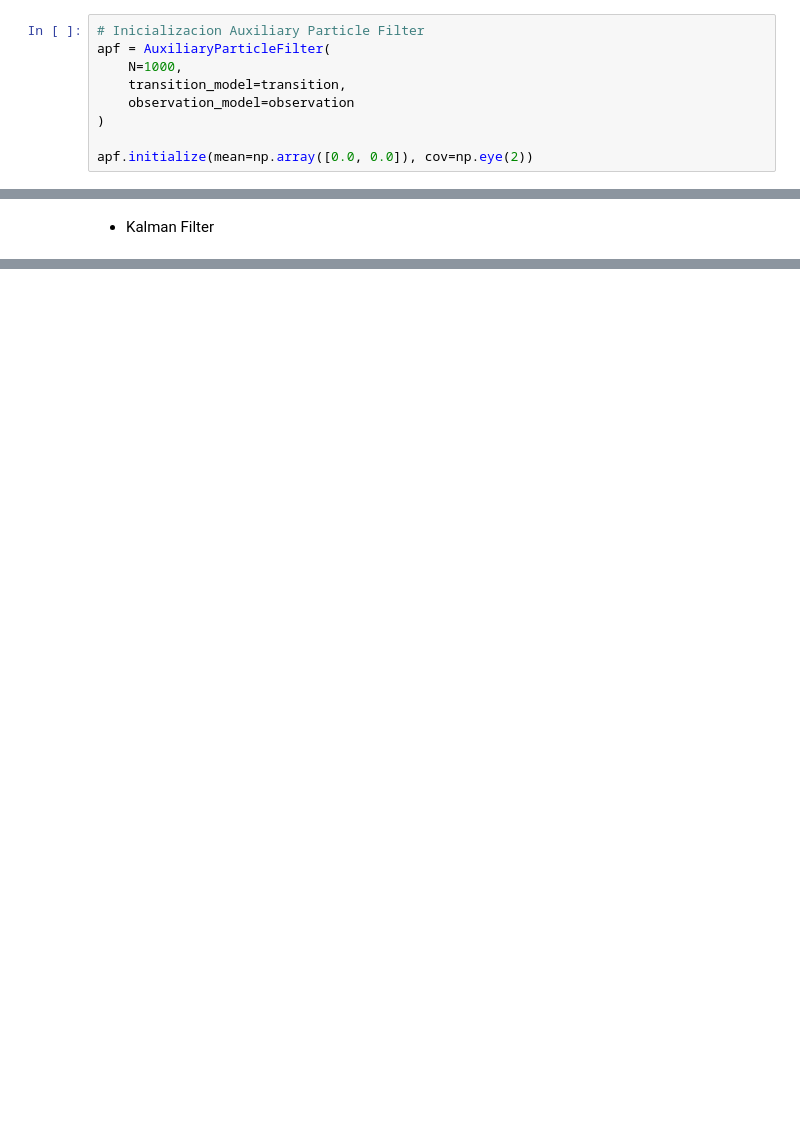
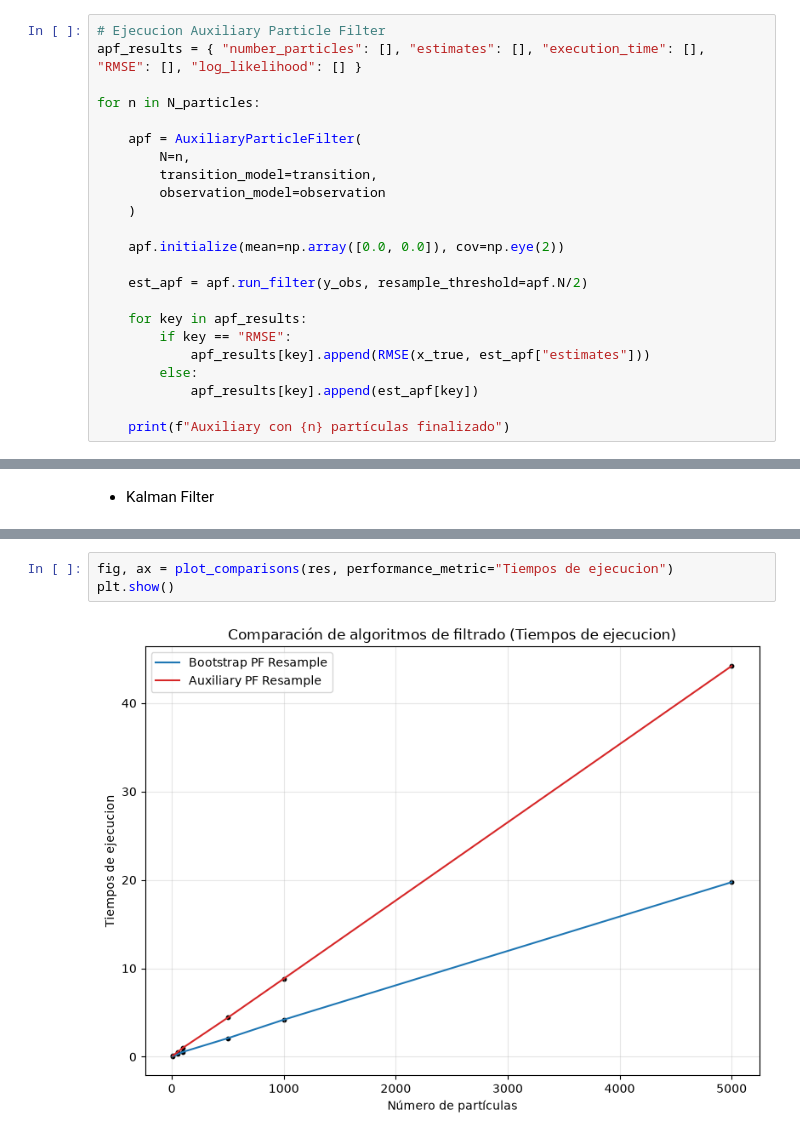
Before and after one commit to jamaja01/Particle_filter, a Jupyter notebook: demos/linear_examples.ipynb, the cells around one changed output, grey strips where cells are left out. Cells and saved outputs as stored; diff of their text form; blank space fills up the shorter version.

```diff
--- a/demos/linear_examples.ipynb
+++ b/demos/linear_examples.ipynb
@@ -100,11 +138,25 @@ est_bpf = bpf.run_filter(y_obs, resample_threshold=500)
 # %% [markdown]
 - Auxiliary Particle Filter
 # %%
-# Inicializacion Auxiliary Particle Filter
-apf = AuxiliaryParticleFilter(
-    N=1000,
-    transition_model=transition,
-    observation_model=observation
-)
+# Ejecucion Auxiliary Particle Filter
+apf_results = { "number_particles": [], "estimates": [], "execution_time": [], "RMSE": [], "log_likelihood": [] }
 
-apf.initialize(mean=np.array([0.0, 0.0]), cov=np.eye(2))
+for n in N_particles:
+
+    apf = AuxiliaryParticleFilter(
+        N=n,
+        transition_model=transition,
+        observation_model=observation
+    )
+
+    apf.initialize(mean=np.array([0.0, 0.0]), cov=np.eye(2))
+
+    est_apf = apf.run_filter(y_obs, resample_threshold=apf.N/2)
+
+    for key in apf_results:
+        if key == "RMSE":
+            apf_results[key].append(RMSE(x_true, est_apf["estimates"]))
+        else:
+            apf_results[key].append(est_apf[key])
+
+    print(f"Auxiliary con {n} partículas finalizado")
@@ -440,0 +207,5 @@ for time in plot_times:
+# %%
+fig, ax = plot_comparisons(res, performance_metric="Tiempos de ejecucion")
+plt.show()
+# %% [output]
+[figure, added]
```
Also changed, not shown: parts of 120 cells of this notebook, 22 other files.
